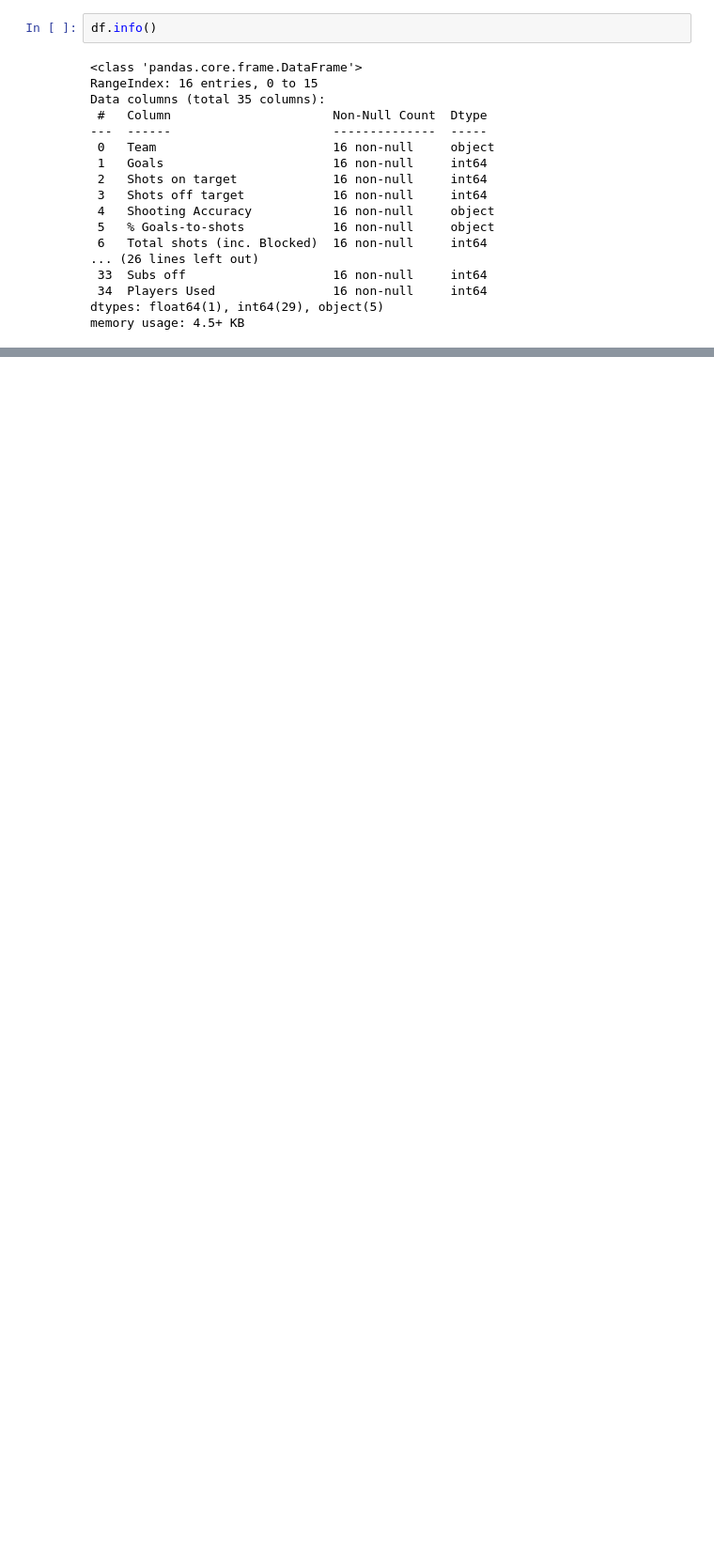
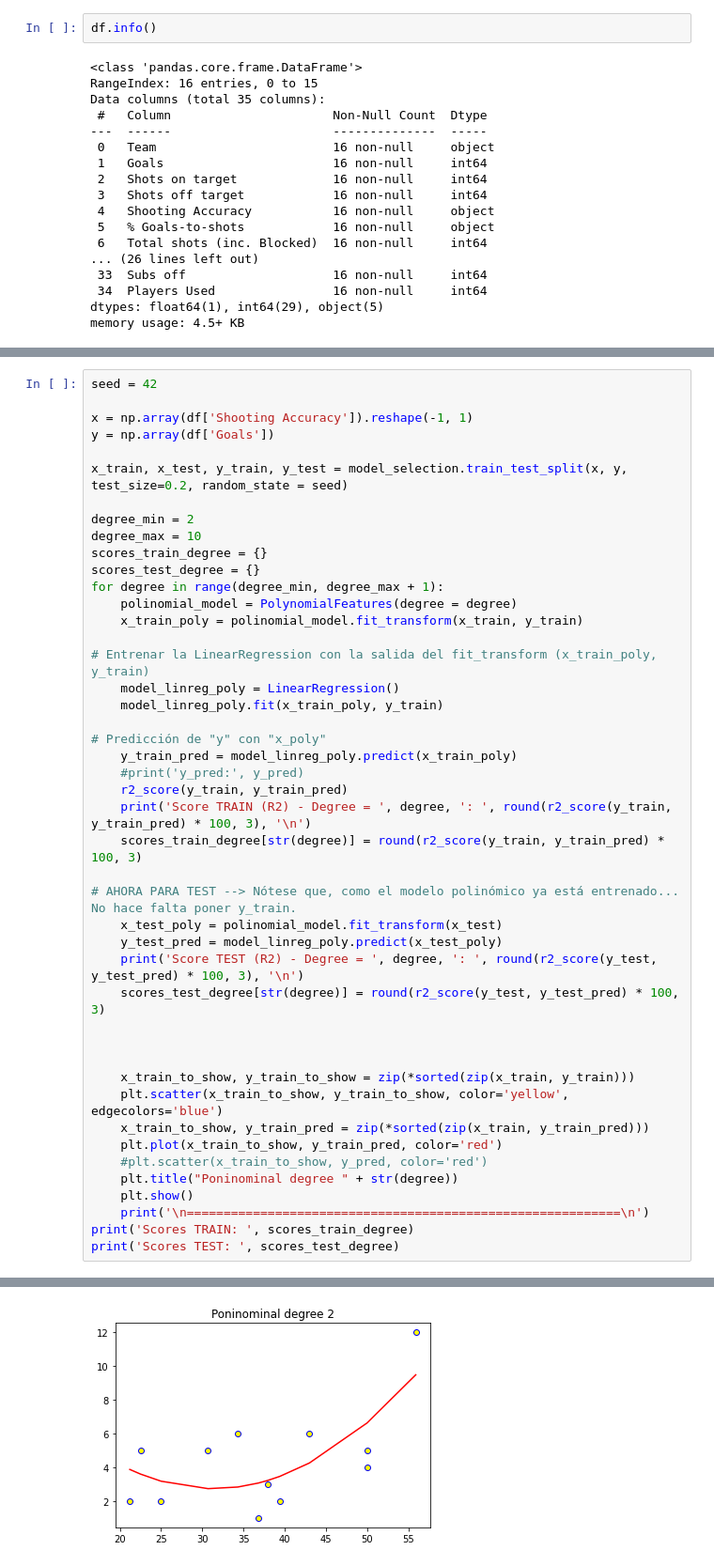
Before and after one commit to leo90rc/Leonardo.DataScience, a Jupyter notebook: week10_ML_competition_pca_kmeans/day1_gridsearch_pipelines/exercises/2.football_stats.ipynb, the cells around one changed output, grey strips where cells are left out. Shown: that part at 94% size. Saved outputs shown, nothing was run; the diff lists cells and outputs as text; blank space fills up the shorter version.

```diff
--- a/week10_ML_competition_pca_kmeans/day1_gridsearch_pipelines/exercises/2.football_stats.ipynb
+++ b/week10_ML_competition_pca_kmeans/day1_gridsearch_pipelines/exercises/2.football_stats.ipynb
@@ -95,0 +224,46 @@ plt.show()
+# %%
+seed = 42
+
+x = np.array(df['Shooting Accuracy']).reshape(-1, 1)
+y = np.array(df['Goals'])
+
+x_train, x_test, y_train, y_test = model_selection.train_test_split(x, y, test_size=0.2, random_state = seed)
+
+degree_min = 2
+degree_max = 10
+scores_train_degree = {}
+scores_test_degree = {}
+for degree in range(degree_min, degree_max + 1):
+    polinomial_model = PolynomialFeatures(degree = degree)
+    x_train_poly = polinomial_model.fit_transform(x_train, y_train)
+
+# Entrenar la LinearRegression con la salida del fit_transform (x_train_poly, y_train)
+    model_linreg_poly = LinearRegression()
+    model_linreg_poly.fit(x_train_poly, y_train)
+
+# Predicción de "y" con "x_poly"
+    y_train_pred = model_linreg_poly.predict(x_train_poly)
+    #print('y_pred:', y_pred)
+    r2_score(y_train, y_train_pred)
+    print('Score TRAIN (R2) - Degree = ', degree, ': ', round(r2_score(y_train, y_train_pred) * 100, 3), '\n')
+    scores_train_degree[str(degree)] = round(r2_score(y_train, y_train_pred) * 100, 3)
+
+# AHORA PARA TEST --> Nótese que, como el modelo polinómico ya está entrenado... No hace falta poner y_train.
+    x_test_poly = polinomial_model.fit_transform(x_test)
+    y_test_pred = model_linreg_poly.predict(x_test_poly)
+    print('Score TEST (R2) - Degree = ', degree, ': ', round(r2_score(y_test, y_test_pred) * 100, 3), '\n')
+    scores_test_degree[str(degree)] = round(r2_score(y_test, y_test_pred) * 100, 3)
+
+
+
+    x_train_to_show, y_train_to_show = zip(*sorted(zip(x_train, y_train)))
+    plt.scatter(x_train_to_show, y_train_to_show, color='yellow', edgecolors='blue')
+    x_train_to_show, y_train_pred = zip(*sorted(zip(x_train, y_train_pred)))
+    plt.plot(x_train_to_show, y_train_pred, color='red')
+    #plt.scatter(x_train_to_show, y_pred, color='red')
+    plt.title("Poninominal degree " + str(degree))
+    plt.show()
+    print('\n===========================================================\n')
+print('Scores TRAIN: ', scores_train_degree)
+print('Scores TEST: ', scores_test_degree)
+# %% [output]
@@ -95,0 +273 @@ plt.show()
+[figure, added]
```
Also changed, not shown: parts of 26 cells of this notebook, 10 other files.
